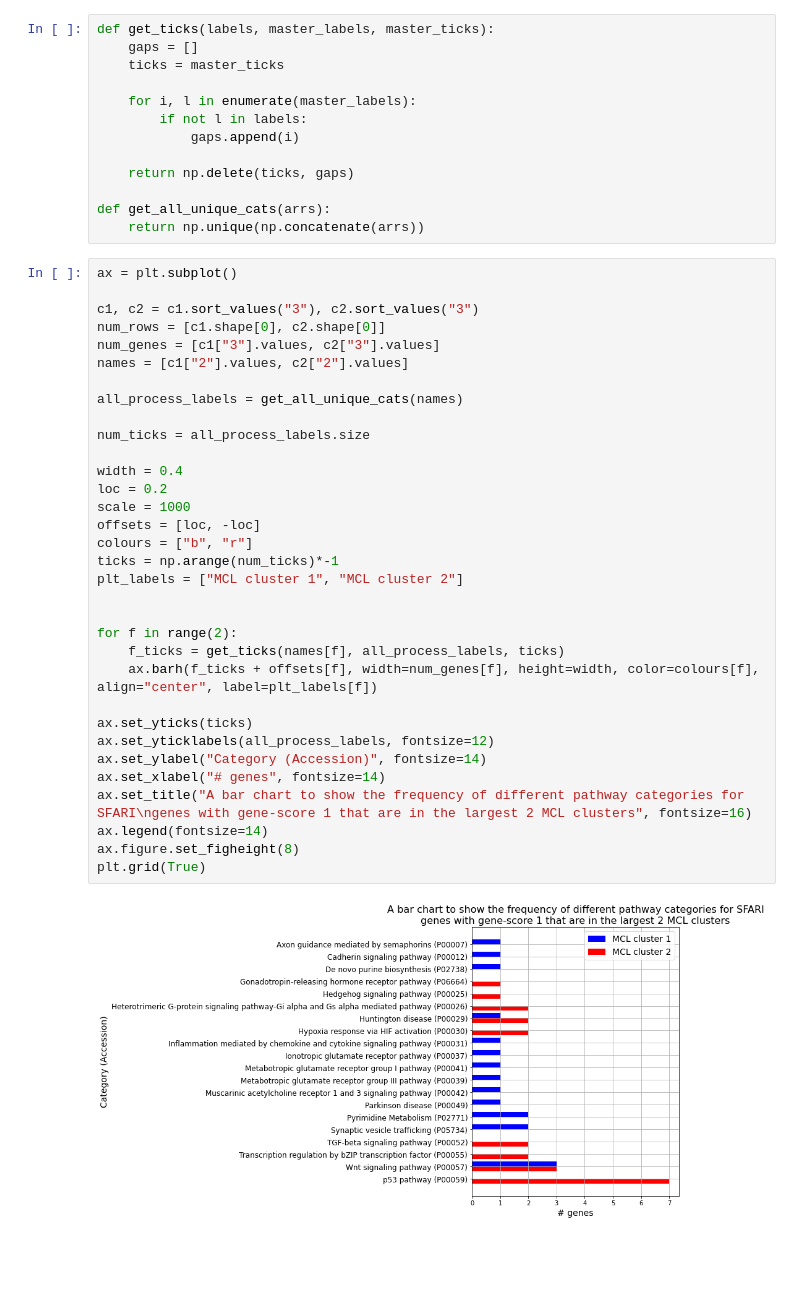
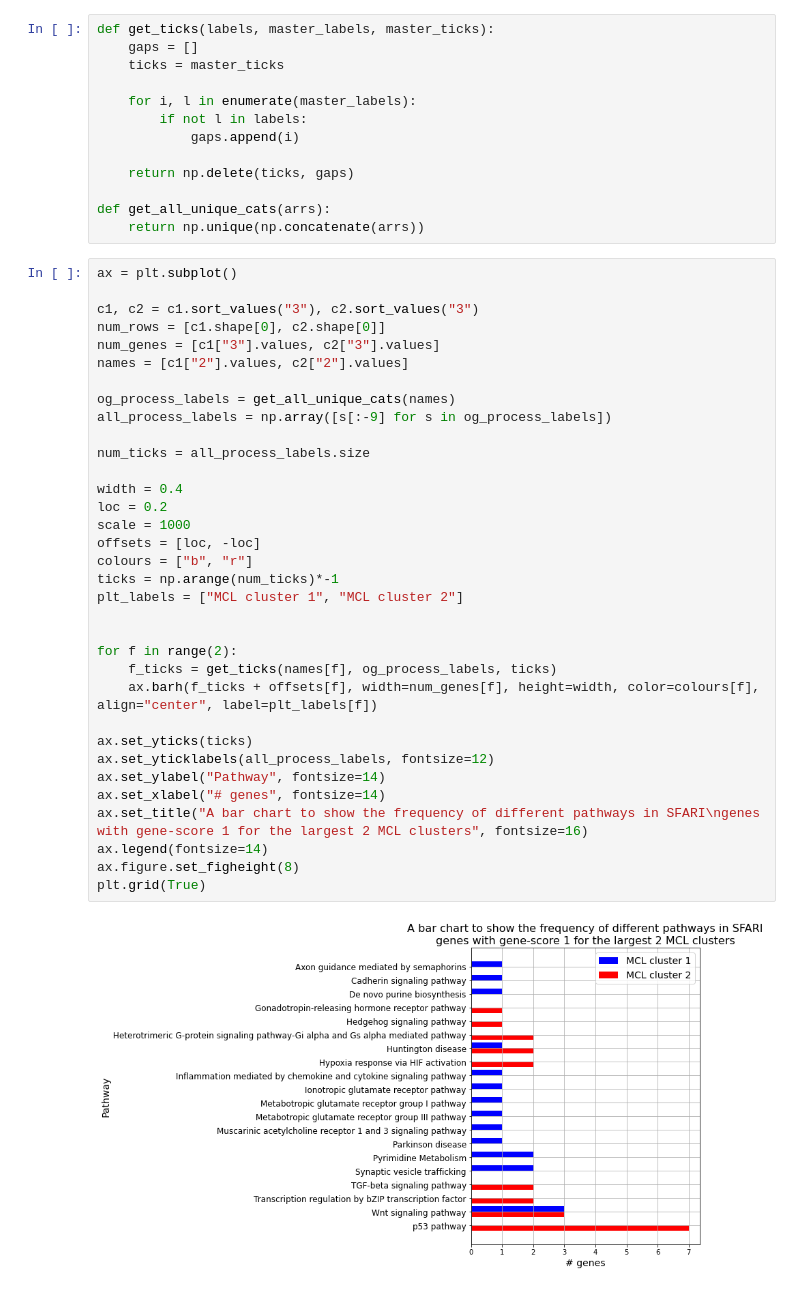
Before and after one commit to hwixley/BI-Coursework2, a Jupyter notebook: code/part3.ipynb, the cells around one changed output. Drawn from its saved outputs; the diff is of its cells as text; blank space fills up the shorter version.

```diff
--- a/code/part3.ipynb
+++ b/code/part3.ipynb
@@ -229,35 +229,36 @@ def get_all_unique_cats(arrs):
 # %%
 ax = plt.subplot()
 
 c1, c2 = c1.sort_values("3"), c2.sort_values("3")
 num_rows = [c1.shape[0], c2.shape[0]]
 num_genes = [c1["3"].values, c2["3"].values]
 names = [c1["2"].values, c2["2"].values]
 
-all_process_labels = get_all_unique_cats(names)
+og_process_labels = get_all_unique_cats(names)
+all_process_labels = np.array([s[:-9] for s in og_process_labels])
 
 num_ticks = all_process_labels.size
 
 width = 0.4
 loc = 0.2
 scale = 1000
 offsets = [loc, -loc]
 colours = ["b", "r"]
 ticks = np.arange(num_ticks)*-1
 plt_labels = ["MCL cluster 1", "MCL cluster 2"]
 
 
 for f in range(2):
-    f_ticks = get_ticks(names[f], all_process_labels, ticks)
+    f_ticks = get_ticks(names[f], og_process_labels, ticks)
     ax.barh(f_ticks + offsets[f], width=num_genes[f], height=width, color=colours[f], align="center", label=plt_labels[f])
 
 ax.set_yticks(ticks)
 ax.set_yticklabels(all_process_labels, fontsize=12)
-ax.set_ylabel("Category (Accession)", fontsize=14)
+ax.set_ylabel("Pathway", fontsize=14)
 ax.set_xlabel("# genes", fontsize=14)
-ax.set_title("A bar chart to show the frequency of different pathway categories for SFARI\ngenes with gene-score 1 that are in the largest 2 MCL clusters", fontsize=16)
+ax.set_title("A bar chart to show the frequency of different pathways in SFARI\ngenes with gene-score 1 for the largest 2 MCL clusters", fontsize=16)
 ax.legend(fontsize=14)
 ax.figure.set_figheight(8)
 plt.grid(True)
 # %% [output]
-[figure, old version]
+[figure, new version]
```
Also changed, not shown: 7 other files.
